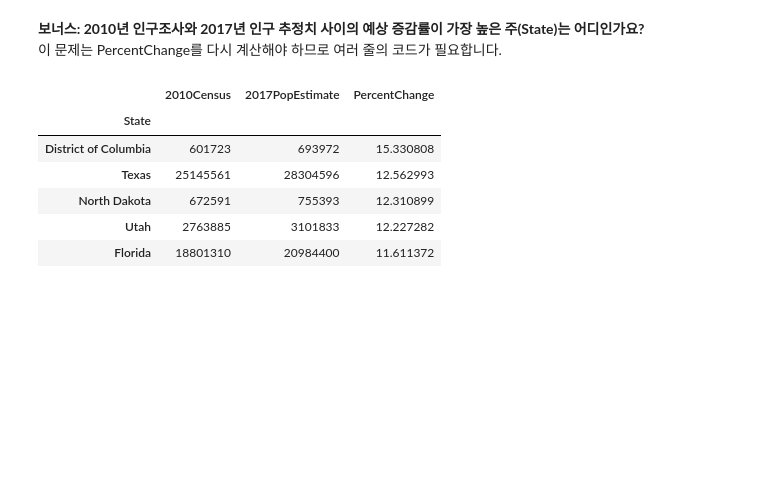
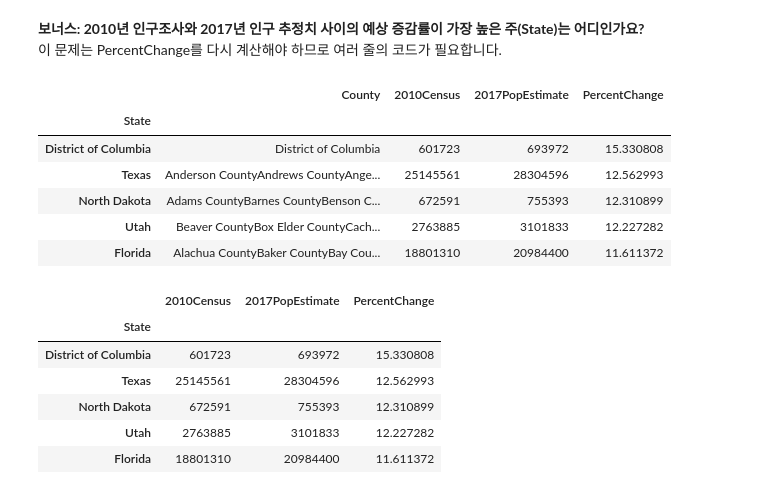
Before and after one commit to kitae104/Time_Serise_Analysis, a Jupyter notebook: 02_Pandas/07-Pandas-Exercises.ipynb, the cells around one changed output. Saved outputs shown, nothing was run; the diff lists cells and outputs as text; code cells hidden in the pictures; blank space fills up the shorter version.

```diff
--- a/02_Pandas/07-Pandas-Exercises.ipynb
+++ b/02_Pandas/07-Pandas-Exercises.ipynb
@@ -105,6 +206,6 @@ Name: County, dtype: int64
 #### 11. 2010년 인구조사와 2017년 인구 추정치 사이의 증감률을 계산하는 열을 추가하세요.
 # %%
 # 여기에 코드 작성
-
+df['PercentChange'] = 100 * (df['2017PopEstimate'] - df['2010Census']) / df['2010Census']
 # 결과를 확인하려면 이것을 사용하세요
-pop.head()
+df.head()
@@ -124,3 +230,20 @@ pop.head()
+# %%
+# 주(State)별로 그룹화하여 인구 합산
+states = df.groupby('State').sum()
+
+# 2010~2017년 인구 변화율(%) 계산
+states['PercentChange'] = 100 * (states['2017PopEstimate'] - states['2010Census']) / states['2010Census']
+
+# 변화율 기준 내림차순 정렬 후 상위 5개 주 출력
+states.sort_values(by='PercentChange', ascending=False).head()
+# %% [output]
+|  | County | 2010Census | 2017PopEstimate | PercentChange |
+| State |  |  |  |  |
+| District of Columbia | District of Columbia | 601723 | 693972 | 15.330808 |
+| Texas | Anderson CountyAndrews CountyAnge... | 25145561 | 28304596 | 12.562993 |
+| North Dakota | Adams CountyBarnes CountyBenson C... | 672591 | 755393 | 12.310899 |
+| Utah | Beaver CountyBox Elder CountyCach... | 2763885 | 3101833 | 12.227282 |
+| Florida | Alachua CountyBaker CountyBay Cou... | 18801310 | 20984400 | 11.611372 |
 # %%
 # 여기에 작성하지 마세요
 # %% [output]
```
Also changed, not shown: parts of 21 cells of this notebook.
